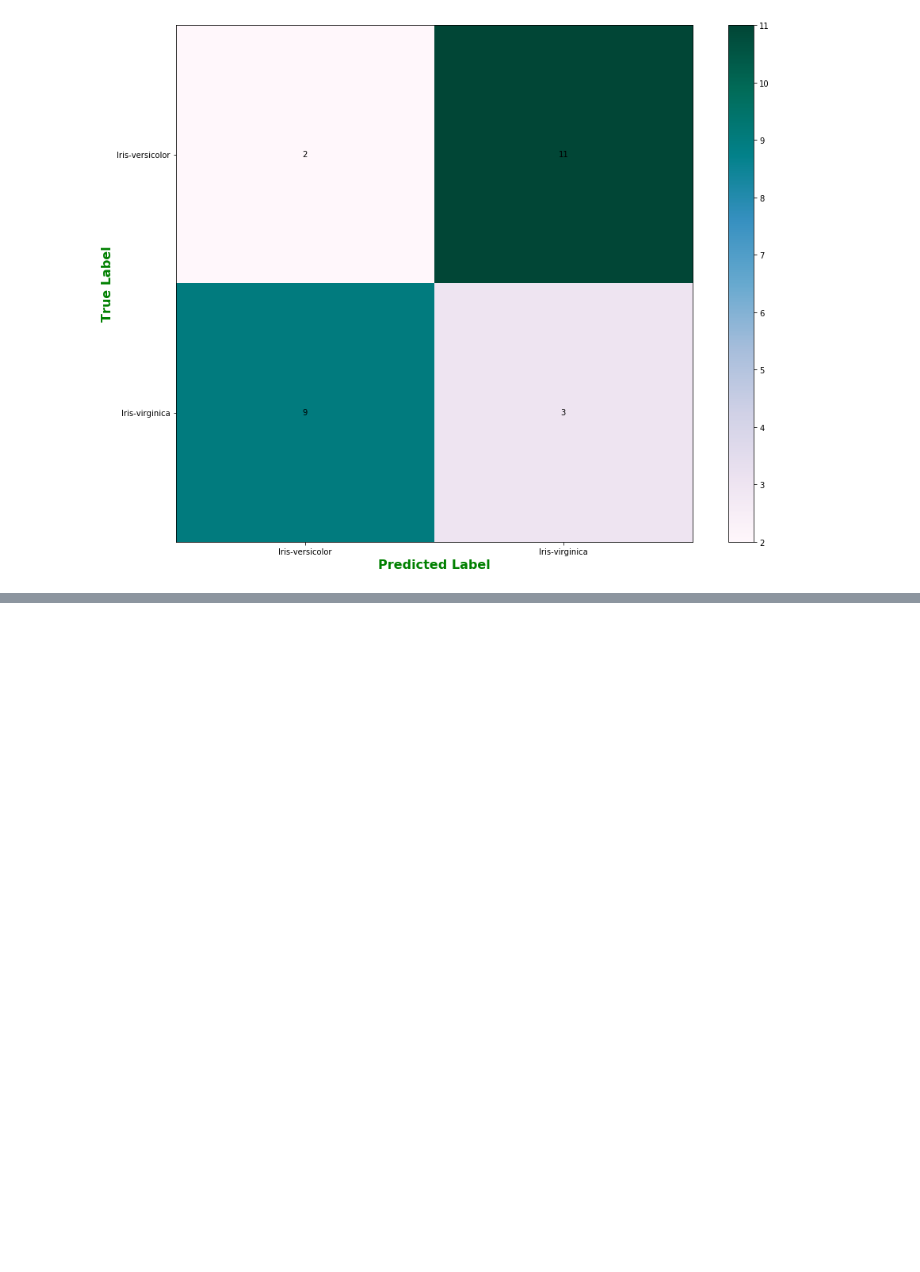
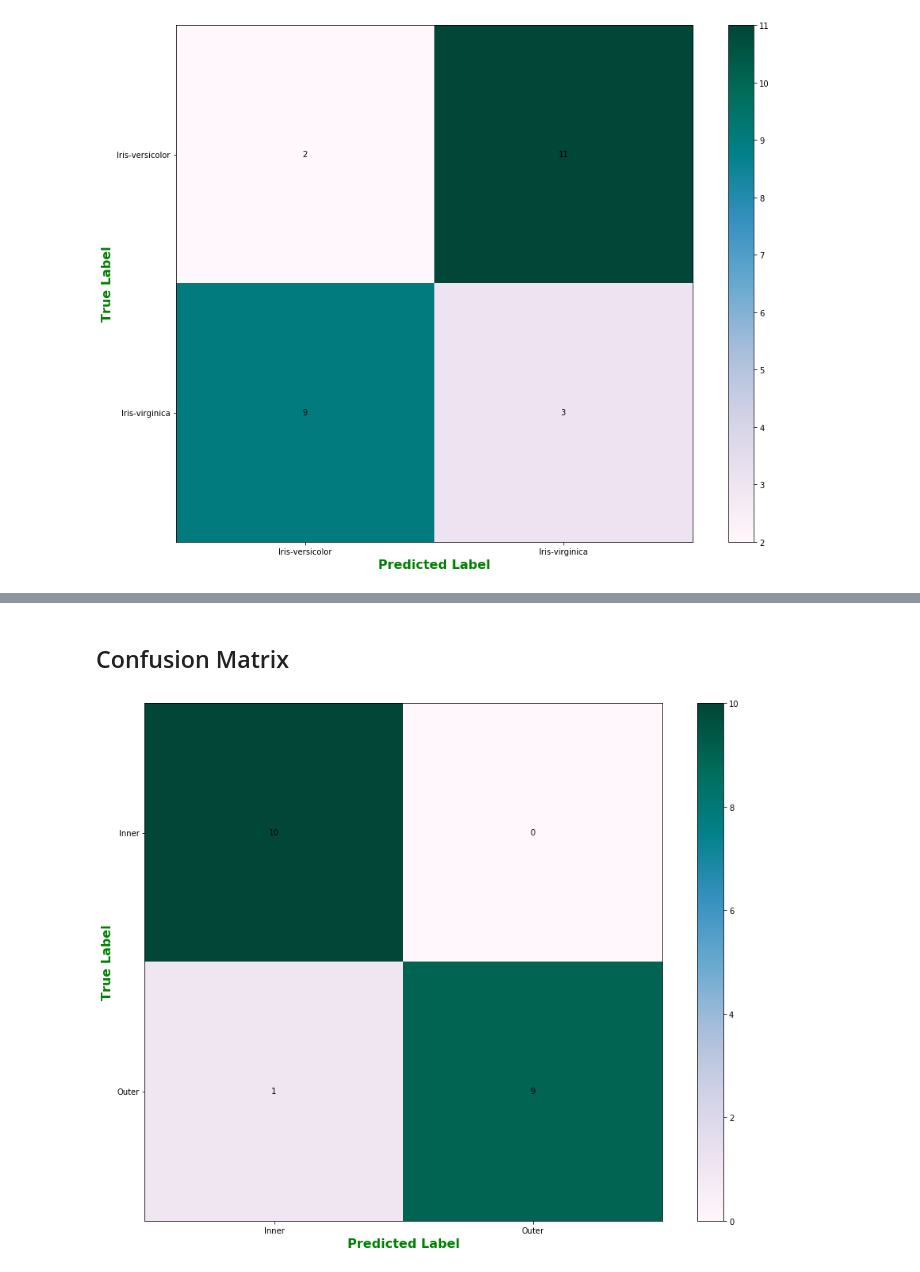
Before and after one commit to luisespriella9/ML-Algorithms, a Jupyter notebook: Support Vector Machines.ipynb, the cells around one changed output, grey strips where cells are left out. Cells and saved outputs as stored; diff of their text form; code cells hidden in the pictures; blank space fills up the shorter version.

```diff
--- a/Support Vector Machines.ipynb
+++ b/Support Vector Machines.ipynb
@@ -397,0 +487,21 @@ confusion_matrix.plot()
+# %%
+sample_df = sample_df.reindex(np.random.RandomState(seed=42).permutation(sample_df.index))
+# %%
+seventy_five__percentile = int(len(sample_df)*0.75)
+x_train, y_train = sample_df.drop(['label'], axis=1)[:seventy_five__percentile], sample_df['label'][:seventy_five__percentile]
+x_test, y_test = sample_df.drop(['label'], axis=1)[seventy_five__percentile:], sample_df['label'][seventy_five__percentile:]
+x_train.reset_index(drop=True, inplace=True)
+x_test.reset_index(drop=True, inplace=True)
+# %%
+svm = SVM()
+svm.fit(x_train, y_train.values, learning_rate = 0.01, regularization_parameter = 1/8000)
+# %%
+predictions = svm.predict(x_test)
+# %% [markdown]
+## Confusion Matrix
+# %%
+confusion_matrix = ConfusionMatrix()
+confusion_matrix.fit(predictions, y_test.values)
+confusion_matrix.plot()
+# %% [output]
+[figure, added]
```
Also changed, not shown: parts of 16 cells of this notebook.
